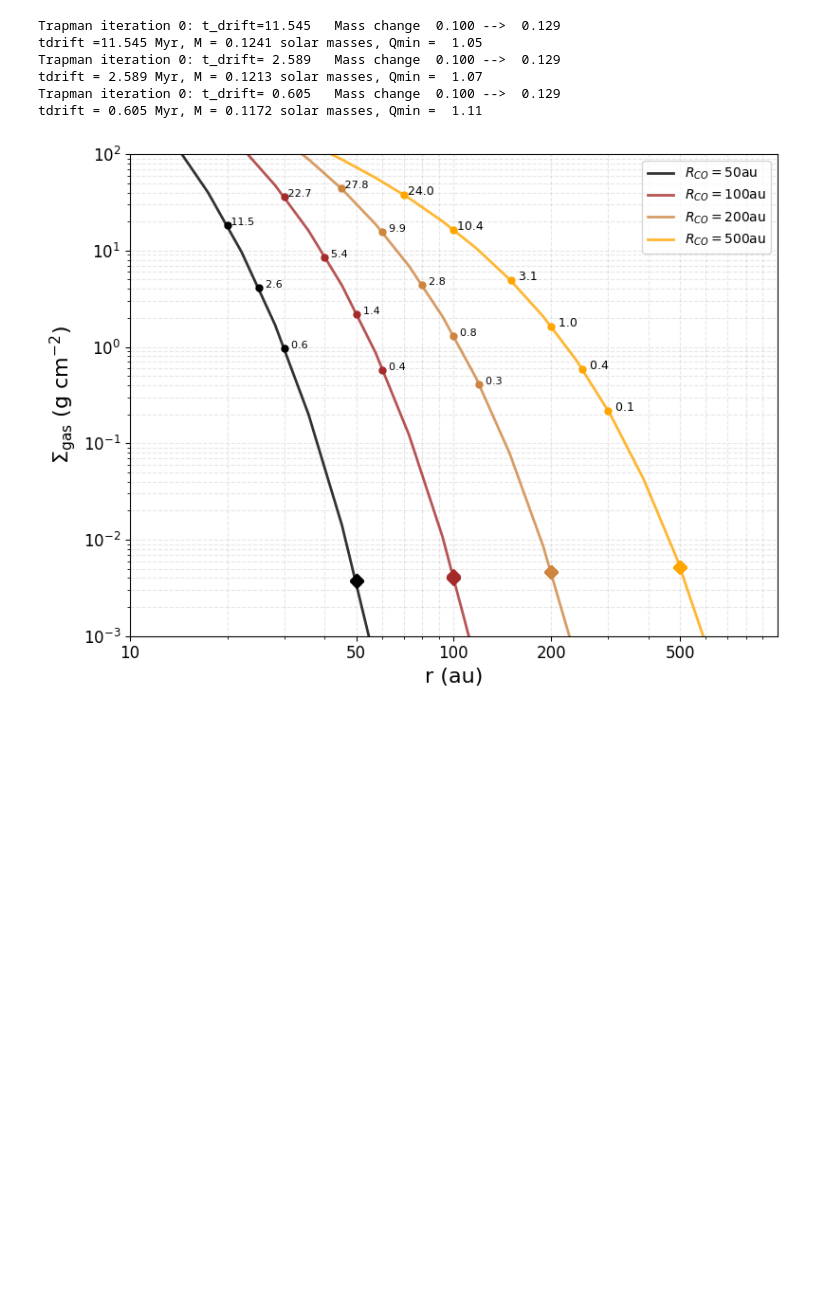
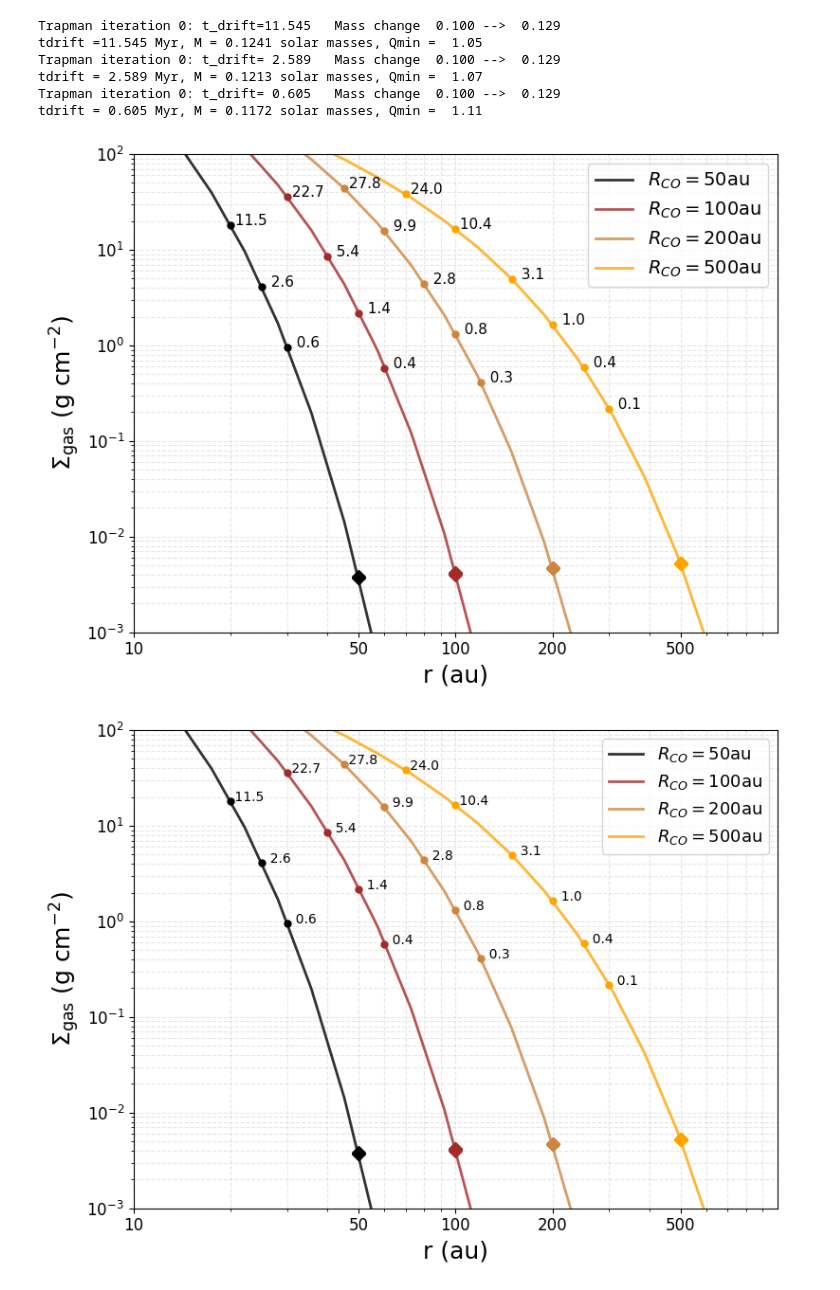
Before and after one commit to interstellarmedium/dust_drift, a Jupyter notebook: drift_models.ipynb, the cells around one changed output. Drawn from its saved outputs; the diff is of its cells as text; code cells hidden in the pictures; blank space fills up the shorter version.

```diff
--- a/drift_models.ipynb
+++ b/drift_models.ipynb
@@ -300,7 +300,7 @@ Lstar =1
 fig = plt.figure(figsize=(8,6))
 ax = fig.add_subplot(111)
 plt.ion()
-fontsize = 16
+fontsize = 18
 ax.set_xscale('log')
 ax.set_yscale('log')
 ax.set_xlim(10, 1e3)
@@ -310,7 +310,7 @@ ax.set_ylim(1e-3, 100)
 ax.grid(which='both', alpha=0.3, ls='--')
 ax.set_xlabel('r (au)', fontsize=fontsize)
 ax.set_ylabel(r'$\Sigma_{\rm gas}$ (g cm$^{-2}$)', fontsize=fontsize)
-ax.tick_params(axis='both', which='major', labelsize=12)
+#ax.tick_params(axis='both', which='major', labelsize=12)
 
 #ax2 = ax.twinx()
 #ax2.set_yscale('log')
@@ -328,7 +328,7 @@ for i, n in enumerate(range(len(Rmm_50))):
     Sigma = get_Sigma()
     Sigma[0] *= td
     ax.plot(R_obs[0], Sigma[0], 'o', ms=5, color=color)
-    ax.text(R_obs[0], Sigma[0], str(f"{td:5.1f}"), fontsize=8)
+    ax.text(R_obs[0], Sigma[0], str(f"{td:5.1f}"), fontsize=10)
     Sigma[1] = trapman(Mdisk_50[n], Lstar)
     ax.plot(RCO, Sigma[1], 'D', ms=7, color=color)
     if i==0:
@@ -343,7 +343,7 @@ for i, n in enumerate(range(len(Rmm_100))):
     Sigma = get_Sigma()
     Sigma[0] *= td
     ax.plot(R_obs[0], Sigma[0], 'o', ms=5, color=color)#, label=label)
-    ax.text(R_obs[0], Sigma[0], str(f"{td:5.1f}"), fontsize=8)
+    ax.text(R_obs[0], Sigma[0], str(f"{td:5.1f}"), fontsize=10)
     Sigma[1] = trapman(Mdisk_100[n], Lstar)
     ax.plot(RCO, Sigma[1], 'D', ms=7, color=color)#, label=label)
     if i==0:
@@ -358,40 +358,43 @@ for i, n in enumerate(range(len(Rmm_200))):
     Sigma = get_Sigma()
     Sigma[0] *= td
     ax.plot(R_obs[0], Sigma[0], 'o', ms=5, color=color)#, label=label)
-    ax.text(R_obs[0], Sigma[0], str(f"{td:5.1f}"), fontsize=8)
+    ax.text(R_obs[0], Sigma[0], str(f"{td:5.1f}"), fontsize=10)
     Sigma[1] = trapman(Mdisk_200[n], Lstar)
     ax.plot(RCO, Sigma[1], 'D', ms=7, color=color)#, label=label)
     if i==0:
         Sigma_plot = sigma1(R_plot, *fitsigma1(R_obs, Sigma))
         ax.plot(R_plot, Sigma_plot, '-', color=color, alpha=0.8, lw=2, label=r'$R_{CO}=200$au')
 
 color = 'orange'
 RCO = 500
 for i, n in enumerate(range(len(Rmm_500))):
     R_obs = [Rmm_500[n], RCO]
     td = tdrift_500[n]
     Sigma = get_Sigma()
     Sigma[0] *= td
     ax.plot(R_obs[0], Sigma[0], 'o', ms=5, color=color)#, label=label)
-    ax.text(R_obs[0], Sigma[0], str(f"{td:5.1f}"), fontsize=9)
+    ax.text(R_obs[0], Sigma[0], str(f"{td:5.1f}"), fontsize=10)
     Sigma[1] = trapman(Mdisk_500[n], Lstar)
     ax.plot(RCO, Sigma[1], 'D', ms=7, color=color)#, label=label)
     if i==0:
         Sigma_plot = sigma1(R_plot, *fitsigma1(R_obs, Sigma))
         ax.plot(R_plot, Sigma_plot, '-', color=color, alpha=0.8, lw=2, label=r'$R_{CO}=500$au')
 
     #M, Q = mq(R_plot, Sigma0, Rc, Mstar, Lstar)
     #ax2.plot(R_plot, Q, '--', color=color, zorder=0)
     #tau1 = Sigma_plot > 50
     #ax.plot(R_plot[tau1], Sigma_plot[tau1], '-', color=color, lw=3)
 
     #print(f'tdrift ={tdrift:6.3f} Myr, M = {M:6.4f} solar masses, Qmin = {np.min(Q):5.2f}')
     #ax.text(0.03, 0.04, f'Drift time = {tdrift:4.2f} Myr', fontsize=fontsize-4, ha='left', transform=ax.transAxes, zorder=3)
 
-ax.legend()
+plt.xticks(fontsize=12)
+plt.yticks(fontsize=12)
+ax.legend(fontsize=13)
 fig.tight_layout()
 fig.savefig('drift_models.pdf')
 # %% [output]
-[figure, old version]
+[figure, new version]
+[figure, added]
 # %%
 #plot_fit(Rmm=250, RCO=500, Mdisk=M, tdrift=td)
```
Also changed, not shown: 4 other files.
